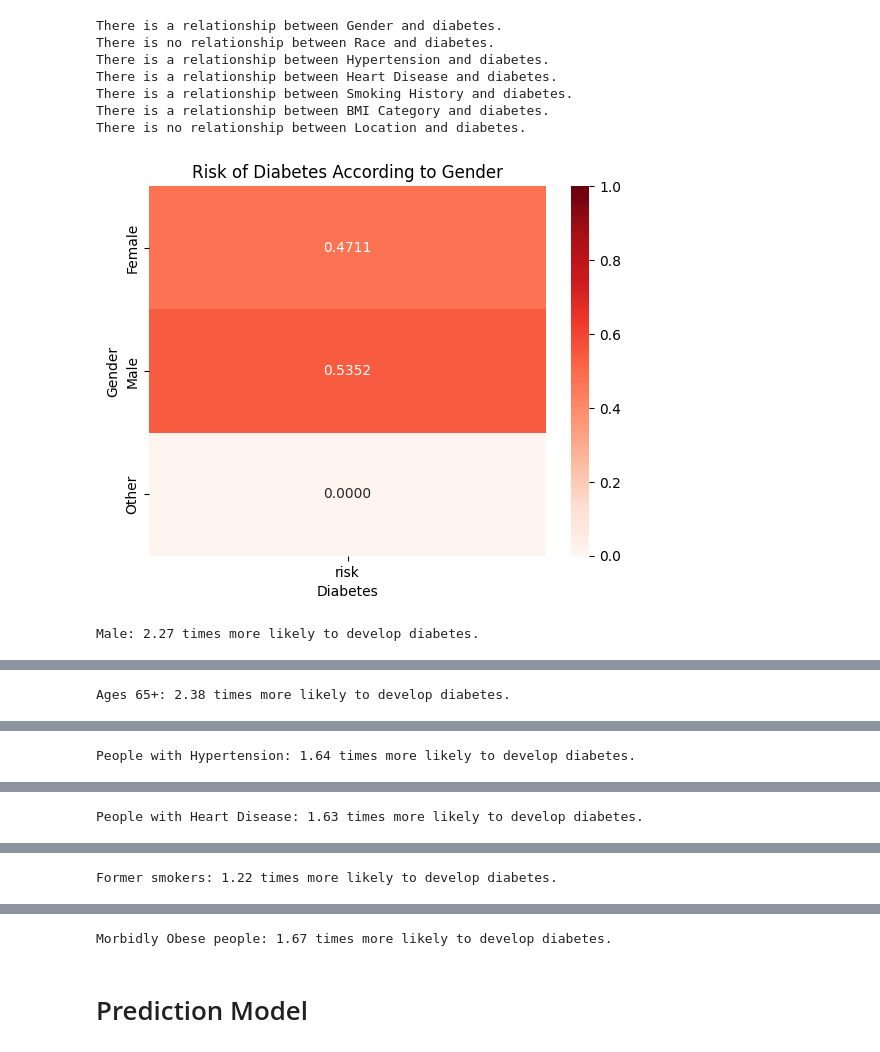
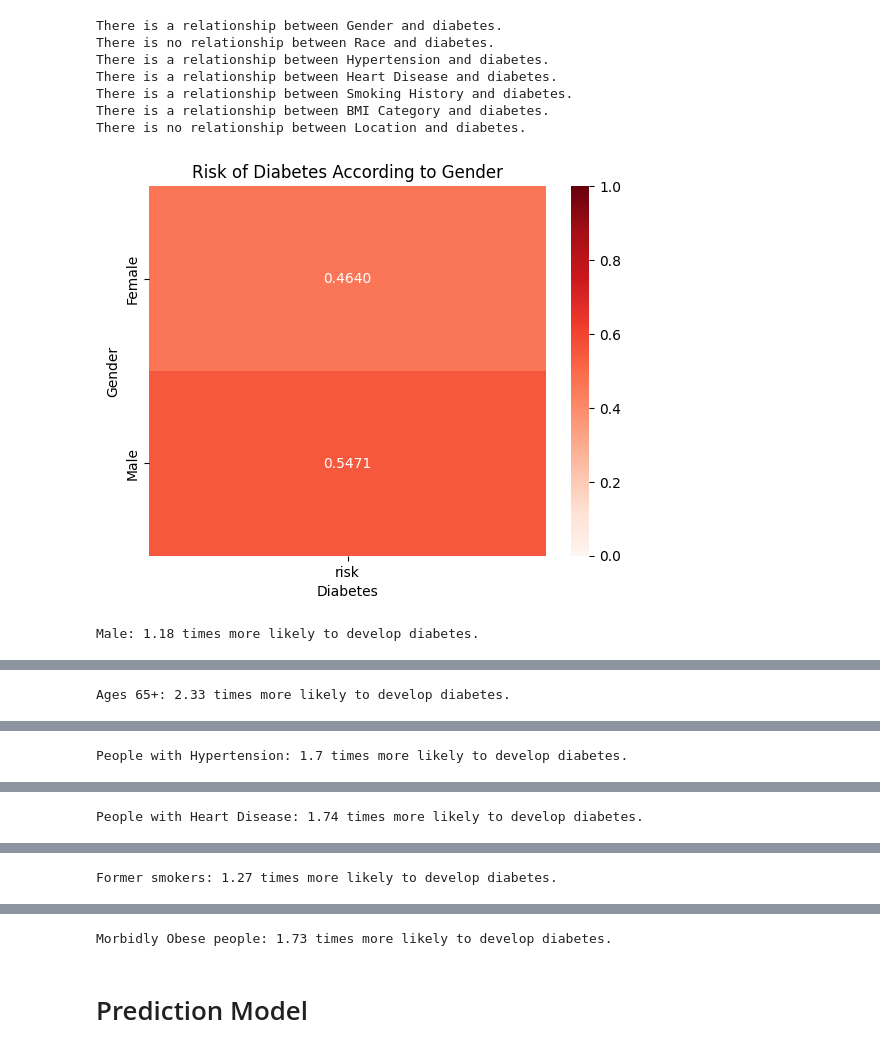
Before and after one commit to ayla011/diabetes_prediction_model, a Jupyter notebook: Who's_at_Risk_of_Diabetes?_(with_Prediction_Model).ipynb, the cells around one changed output, grey strips where cells are left out. Saved outputs shown, nothing was run; the diff lists cells and outputs as text; code cells hidden in the pictures.

```diff
--- a/Who's_at_Risk_of_Diabetes?_(with_Prediction_Model).ipynb
+++ b/Who's_at_Risk_of_Diabetes?_(with_Prediction_Model).ipynb
@@ -403,10 +432,12 @@ columns =  ["Blood Glucose Level", "HbA1C Level"]
 for col in columns:
 
     stat, pval = mannwhitneyu(
-        df2[df2["Diabetes"] == 1][col],
-        df2[df2["Diabetes"] == 0][col], alternative = "greater")
+        sample[sample["Diabetes"] == 1][col],
+        sample[sample["Diabetes"] == 0][col], alternative = "greater")
+
     if pval > 0.05:
         print(f"p-value = {pval}. The {col} of patients with diabetes are not higher than those with diabetes.")
+
     else:
         print(f"p-value = {pval}. The {col} of patients with diabetes are higher than those with diabetes.")
 # %% [output]
@@ -419,7 +450,7 @@ cat_columns.remove("Location")
 for col in cat_columns:
 
     for target in targets:
-        h = sns.boxplot(data = df2, x = col, y = target, hue = "Diabetes")
+        h = sns.boxplot(data = sample, x = col, y = target, hue = "Diabetes")
         h.set_title(f"{target} Among Patients According to {col}")
         h.set_xlabel(f"{col}")
         h.set_ylabel(f"{target}")
@@ -456,7 +487,7 @@ for col in columns:
 
     for target in targets:
 
-        h = sns.scatterplot(data = df2, x = col, y = target, hue = "Diabetes")
+        h = sns.scatterplot(data = sample, x = col, y = target, hue = "Diabetes")
         h.set_title(f"{target} Among Patients According to {col}")
 
         if col == "BMI":
@@ -485,7 +516,7 @@ for col in columns:
 cat_columns.append("Location")
 
 for col in cat_columns:
-    contingency_table  = pd.crosstab(df2[col], df2["Diabetes"])
+    contingency_table  = pd.crosstab(sample[col], sample["Diabetes"])
     chi_square, p, dof, expected = chi2_contingency(contingency_table)
     critical_value = chi2.ppf(1 - 0.05, dof)
 
@@ -506,48 +537,48 @@ There is no relationship between Location and diabetes.
 # %%
 for col in cat_columns:
 
-    contingency_table  = pd.crosstab(df2[col], df2["Diabetes"])
+    contingency_table  = pd.crosstab(sample[col], sample["Diabetes"])
     contingency_table["total"] = contingency_table[False] + contingency_table[True]
     contingency_table["risk"] = contingency_table[True] / contingency_table["total"]
     risk_A_label = contingency_table["risk"].idxmax()
     risk_A = contingency_table.loc[risk_A_label, "risk"]
     risk_B = contingency_table.loc[contingency_table.index != risk_A_label, "risk"].mean()
     rr = round(risk_A/risk_B, 2)
 
     sns.heatmap(contingency_table.drop(columns = [True, False, "total"]), vmin = 0, vmax = 1, annot = True, cmap = "Reds", fmt = ".4f")
     plt.title(f"Risk of Diabetes According to {col}")
     plt.show()
 
     if col == "Age Group":
         print(f"Ages {risk_A_label}: {rr} times more likely to develop diabetes.")
 
     elif col in ["Hypertension", "Heart Disease"]:
         if risk_A_label == True:
             print(f"People with {col}: {rr} times more likely to develop diabetes.")
         else:
             print(f"People without {col}: {rr} times more likely to develop diabetes.")
 
     elif col == "Smoking History":
         print(f"{risk_A_label} smokers: {rr} times more likely to develop diabetes.")
 
     elif col == "BMI Category":
         print(f"{risk_A_label} people: {rr} times more likely to develop diabetes.")
 
     else:
         print(f"{risk_A_label}: {rr} times more likely to develop diabetes.")
 # %% [output]
-[figure, old version]
+[figure, new version]
-Male: 2.27 times more likely to develop diabetes.
+Male: 1.18 times more likely to develop diabetes.
 [figure]
-Ages 65+: 2.38 times more likely to develop diabetes.
+Ages 65+: 2.33 times more likely to develop diabetes.
 [figure]
-People with Hypertension: 1.64 times more likely to develop diabetes.
+People with Hypertension: 1.7 times more likely to develop diabetes.
 [figure]
-People with Heart Disease: 1.63 times more likely to develop diabetes.
+People with Heart Disease: 1.74 times more likely to develop diabetes.
 [figure]
-Former smokers: 1.22 times more likely to develop diabetes.
+Former smokers: 1.27 times more likely to develop diabetes.
 [figure]
-Morbidly Obese people: 1.67 times more likely to develop diabetes.
+Morbidly Obese people: 1.73 times more likely to develop diabetes.
 # %% [markdown]
 # Prediction Model
 # %% [markdown]
```
Also changed, not shown: parts of 18 cells of this notebook.
